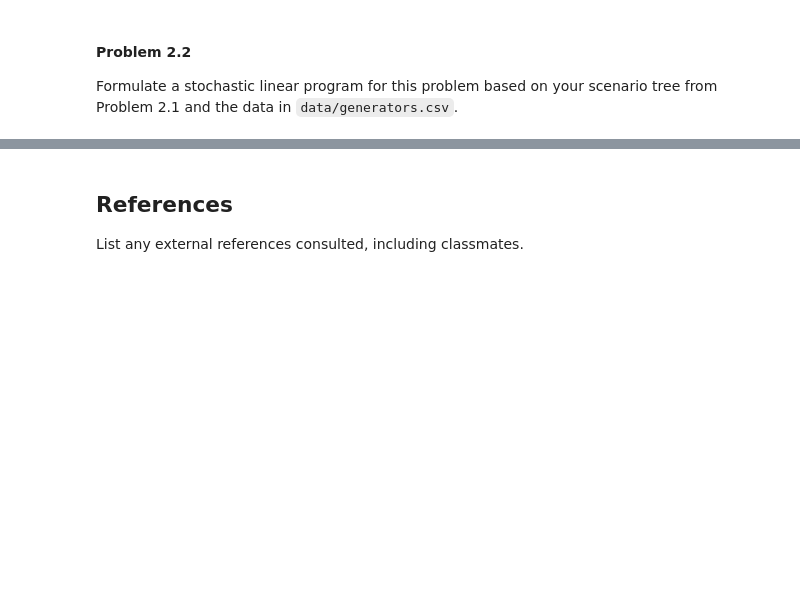
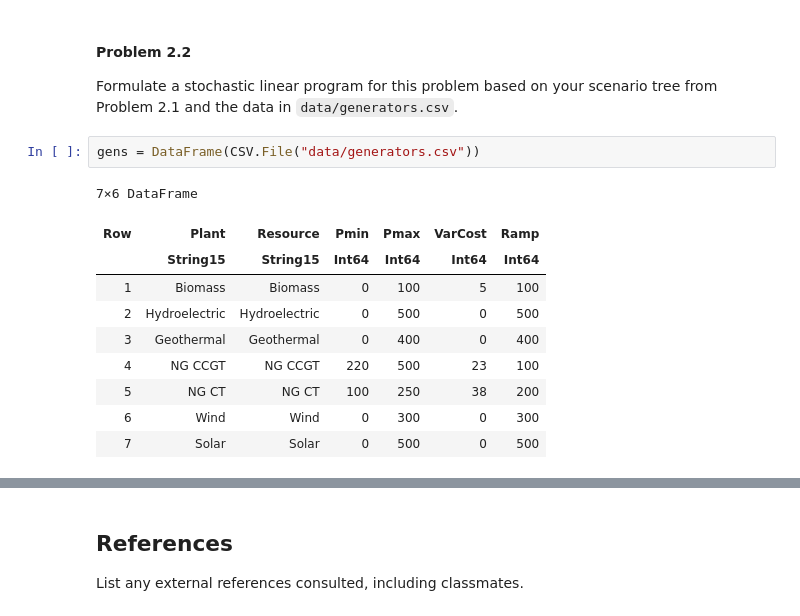
Before and after one commit to BEE4750-FA25/hw5-alc354-hw5, a Jupyter notebook: hw05.ipynb, the cells around one changed output, grey strips where cells are left out. Saved outputs shown, nothing was run; the diff lists cells and outputs as text; blank space fills up the shorter version.

```diff
--- a/hw05.ipynb
+++ b/hw05.ipynb
@@ -230,3 +553,16 @@ Draw a scenario tree for this problem.
 
 Formulate a stochastic linear program for this problem based on your
 scenario tree from Problem 2.1 and the data in `data/generators.csv`.
+# %%
+gens = DataFrame(CSV.File("data/generators.csv"))
+# %% [output]
+7×6 DataFrame
+| Row | Plant | Resource | Pmin | Pmax | VarCost | Ramp |
+|  | String15 | String15 | Int64 | Int64 | Int64 | Int64 |
+| 1 | Biomass | Biomass | 0 | 100 | 5 | 100 |
+| 2 | Hydroelectric | Hydroelectric | 0 | 500 | 0 | 500 |
+| 3 | Geothermal | Geothermal | 0 | 400 | 0 | 400 |
+| 4 | NG CCGT | NG CCGT | 220 | 500 | 23 | 100 |
+| 5 | NG CT | NG CT | 100 | 250 | 38 | 200 |
+| 6 | Wind | Wind | 0 | 300 | 0 | 300 |
+| 7 | Solar | Solar | 0 | 500 | 0 | 500 |
```
Also changed, not shown: parts of 13 cells of this notebook, 3 other files.
